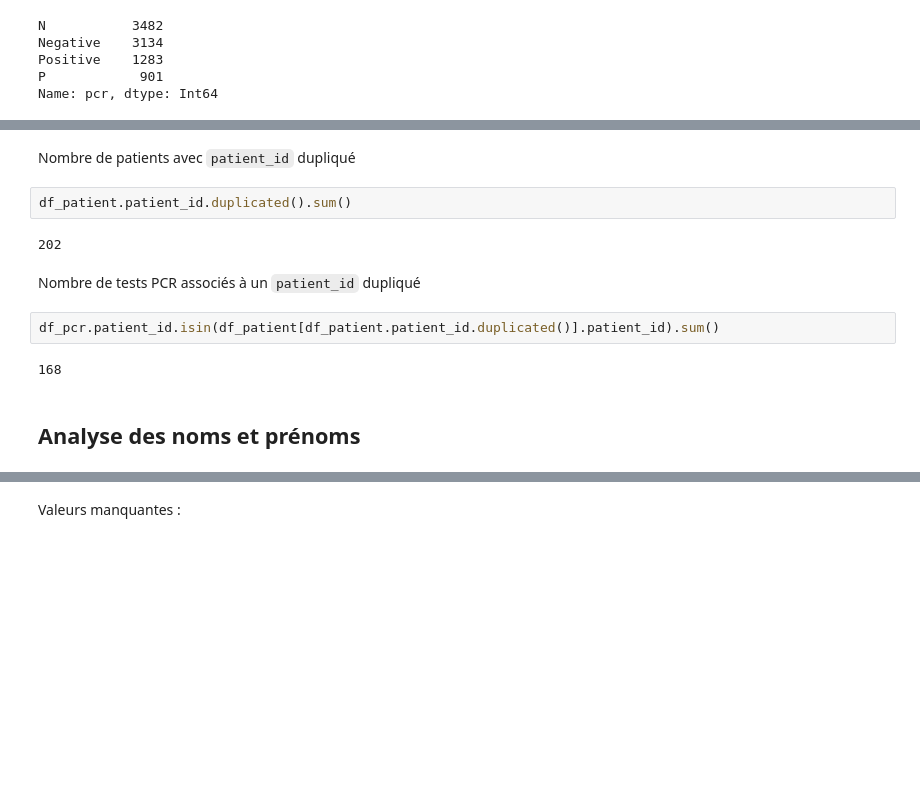
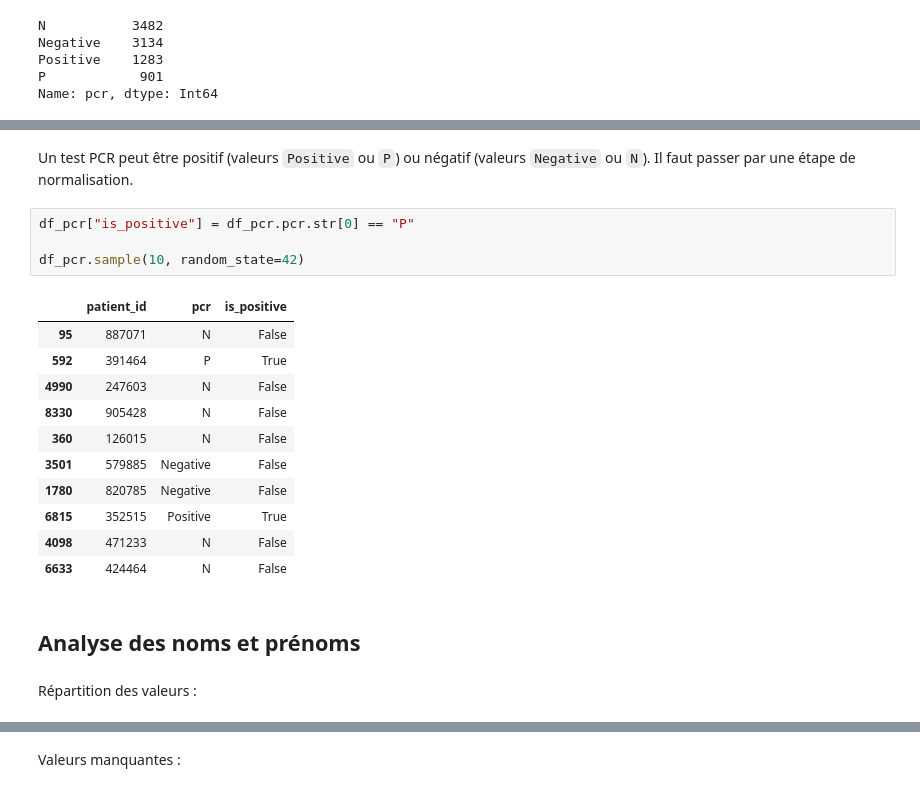
Before and after one commit to ghisvail/inria-aphp-assignment, a Jupyter notebook: qa.ipynb, the cells around one changed output, grey strips where cells are left out. Drawn from its saved outputs; the diff is of its cells as text; blank space fills up the shorter version.

```diff
--- a/qa.ipynb
+++ b/qa.ipynb
@@ -95,14 +114,22 @@ Name: pcr, dtype: Int64
-# %% [markdown]
-Nombre de patients avec `patient_id` dupliqué
-# %%
-df_patient.patient_id.duplicated().sum()
-# %% [output]
-202
-# %% [markdown]
-Nombre de tests PCR associés à un `patient_id` dupliqué
-# %%
-df_pcr.patient_id.isin(df_patient[df_patient.patient_id.duplicated()].patient_id).sum()
-# %% [output]
-168
+# %% [markdown]
+Un test PCR peut être positif (valeurs `Positive` ou `P`) ou négatif (valeurs `Negative` ou `N`). Il faut passer par une étape de normalisation.
+# %%
+df_pcr["is_positive"] = df_pcr.pcr.str[0] == "P"
+
+df_pcr.sample(10, random_state=42)
+# %% [output]
+|  | patient_id | pcr | is_positive |
+| 95 | 887071 | N | False |
+| 592 | 391464 | P | True |
+| 4990 | 247603 | N | False |
+| 8330 | 905428 | N | False |
+| 360 | 126015 | N | False |
+| 3501 | 579885 | Negative | False |
+| 1780 | 820785 | Negative | False |
+| 6815 | 352515 | Positive | True |
+| 4098 | 471233 | N | False |
+| 6633 | 424464 | N | False |
 # %% [markdown]
 ## Analyse des noms et prénoms
+# %% [markdown]
+Répartition des valeurs :
```
Also changed, not shown: parts of 41 cells of this notebook.
